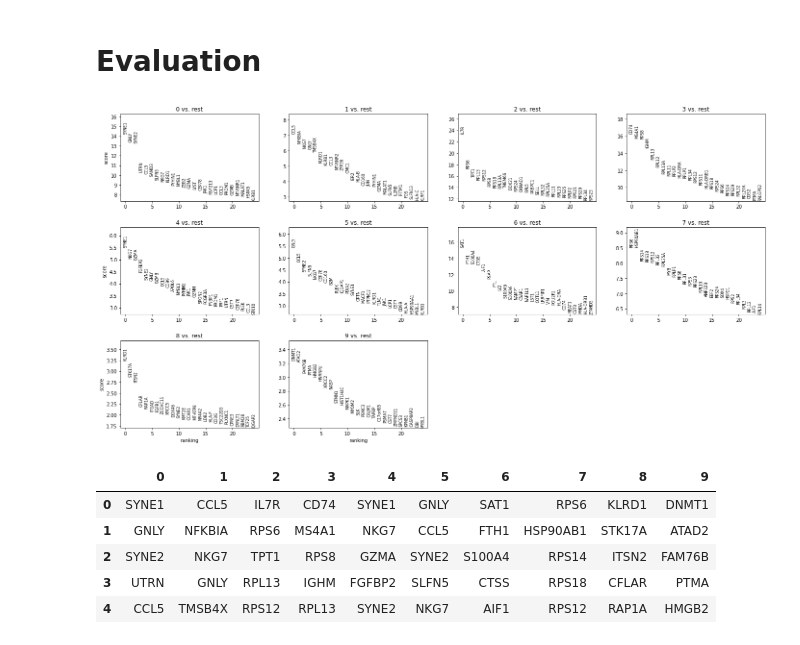
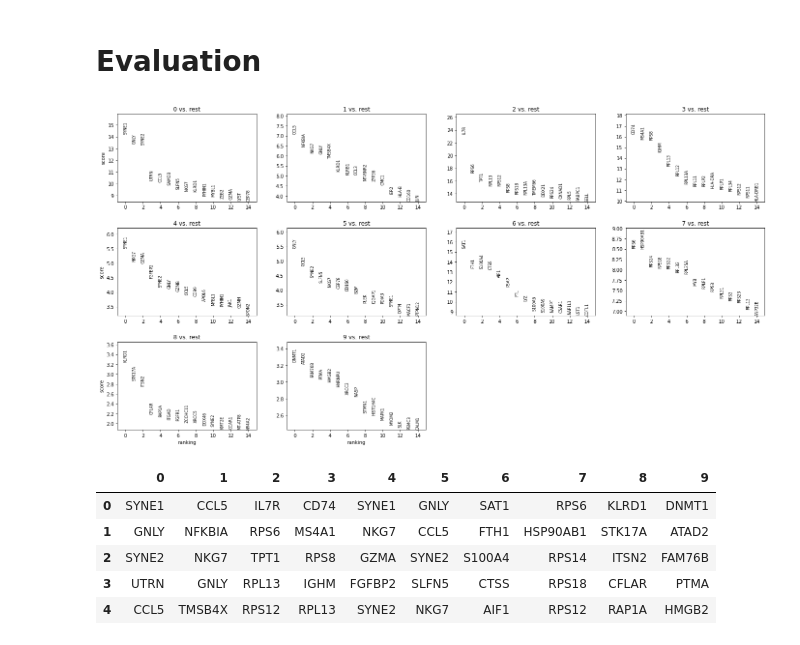
Before and after one commit to eh329/Kaggle, a Jupyter notebook: scRNAseq-eh329-Stoeckius_et_al_2017.ipynb, the cells around one changed output. Drawn from its saved outputs; the diff is of its cells as text; code cells hidden in the pictures.

```diff
--- a/scRNAseq-eh329-Stoeckius_et_al_2017.ipynb
+++ b/scRNAseq-eh329-Stoeckius_et_al_2017.ipynb
@@ -329,11 +342,11 @@ sc.pl.draw_graph(pcHVG_data, color = ["leiden", "CST7", "NKG7"],
 # %%
 # Finding marker genes
 # Computing rankings for differential genes in each cluster by wilcoxon rank-sum
 
 sc.tl.rank_genes_groups(pcHVG_data, "leiden", method = "wilcoxon")
-sc.pl.rank_genes_groups(pcHVG_data, n_genes = 25, sharey = False)
+sc.pl.rank_genes_groups(pcHVG_data, n_genes = 15, sharey = False)
 # %% [output]
-[figure, old version]
+[figure, new version]
 # %%
 pcHVG_data.write("WilcoxonComputation.pbmc3k.h5ad")
 # %%
```
Also changed, not shown: parts of 12 cells of this notebook.
